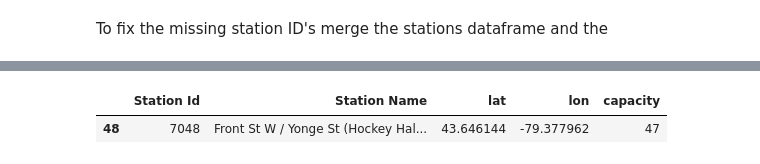
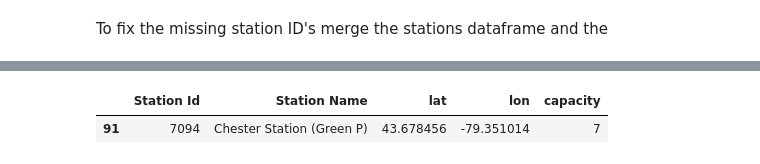
Before and after one commit to yokoyana/toronto_bike_share, a Jupyter notebook: project.ipynb, the cells around one changed output, grey strips where cells are left out. Saved outputs shown, nothing was run; the diff lists cells and outputs as text; code cells hidden in the pictures.

Commit message:
the station name comparison still requires work

```diff
--- a/project.ipynb
+++ b/project.ipynb
@@ -604,5 +831,5 @@ df_trips_data[df_trips_data['Start_Station_lat'].isnull()]
 # %%
-stations[stations['Station Name'].str.contains('Hockey Hall of Fame')]
+stations[stations['Station Name'].str.contains('Chester Station')]
 # %% [output]
 |  | Station Id | Station Name | lat | lon | capacity |
-| 48 | 7048 | Front St W / Yonge St (Hockey Hal... | 43.646144 | -79.377962 | 47 |
+| 91 | 7094 | Chester Station (Green P) | 43.678456 | -79.351014 | 7 |
```
Also changed, not shown: parts of 45 cells of this notebook, 41 other files.
